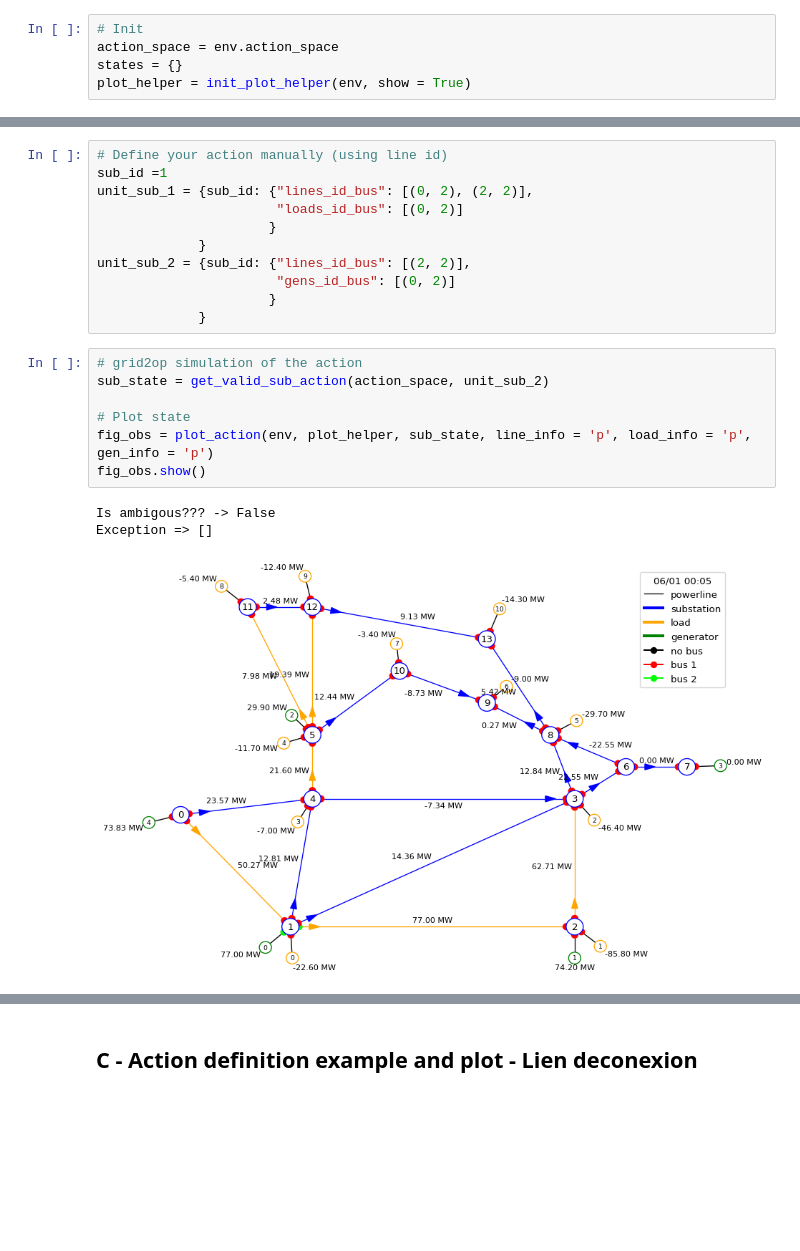
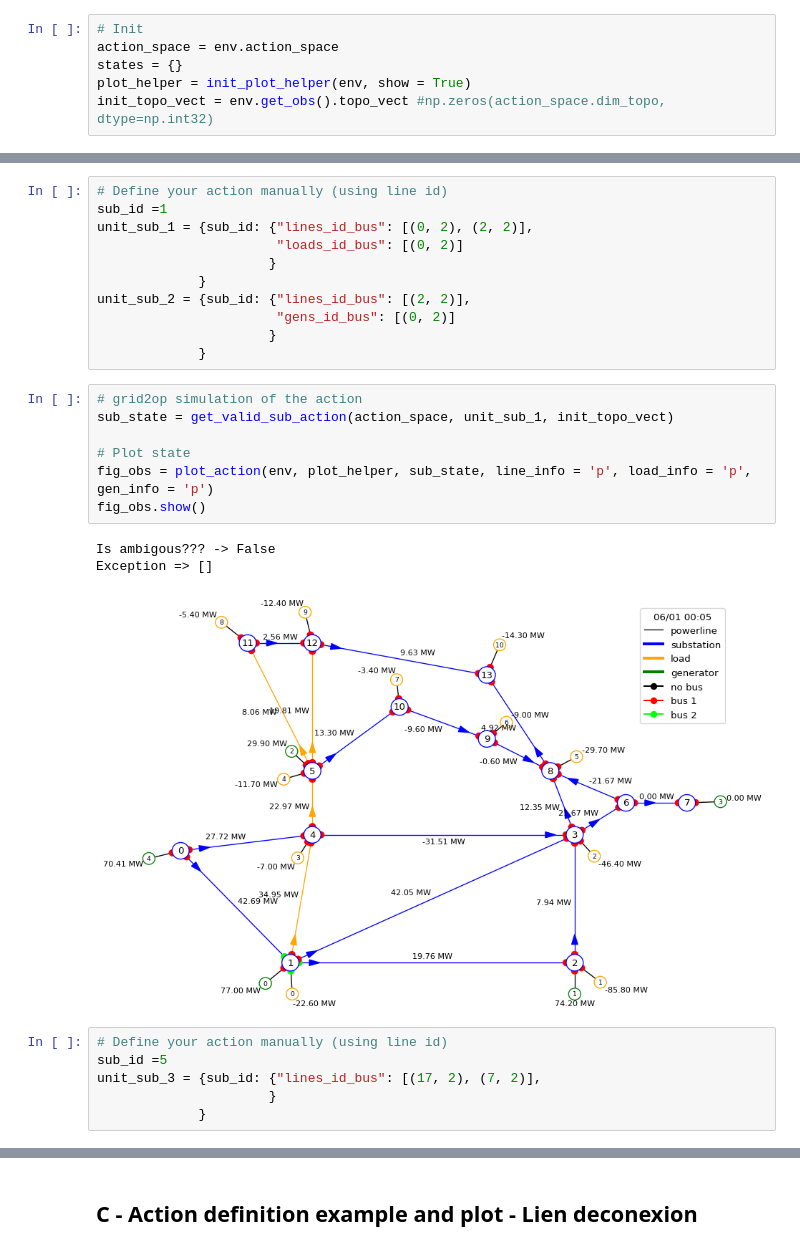
Before and after one commit to marota/Oracle4Grid, a Jupyter notebook: oracle4grid/core/actions_utils/Atomic_Actions_Helper.ipynb, the cells around one changed output, grey strips where cells are left out. Cells and saved outputs as stored; diff of their text form; blank space fills up the shorter version.

Commit message:
grid2op action conversion OK - taking topo_init into account

```diff
--- a/oracle4grid/core/actions_utils/Atomic_Actions_Helper.ipynb
+++ b/oracle4grid/core/actions_utils/Atomic_Actions_Helper.ipynb
@@ -32,6 +32,7 @@ INFO - the name of the loaded Grid2op scenario is : 000
 action_space = env.action_space
 states = {}
 plot_helper = init_plot_helper(env, show = True)
+init_topo_vect = env.get_obs().topo_vect #np.zeros(action_space.dim_topo, dtype=np.int32)
 # %% [output]
 [figure]
 # %% [markdown]
@@ -76,12 +77,18 @@ unit_sub_2 = {sub_id: {"lines_id_bus": [(2, 2)],
              }
 # %%
 # grid2op simulation of the action
-sub_state = get_valid_sub_action(action_space, unit_sub_2)
+sub_state = get_valid_sub_action(action_space, unit_sub_1, init_topo_vect)
 
 # Plot state
 fig_obs = plot_action(env, plot_helper, sub_state, line_info = 'p', load_info = 'p', gen_info = 'p')
 fig_obs.show()
 # %% [output]
 Is ambigous??? -> False
 Exception => []
-[figure, old version]
+[figure, new version]
+# %%
+# Define your action manually (using line id)
+sub_id =5
+unit_sub_3 = {sub_id: {"lines_id_bus": [(17, 2), (7, 2)],
+                      }
+             }
```
Also changed, not shown: parts of 4 cells of this notebook, 5 other files.
